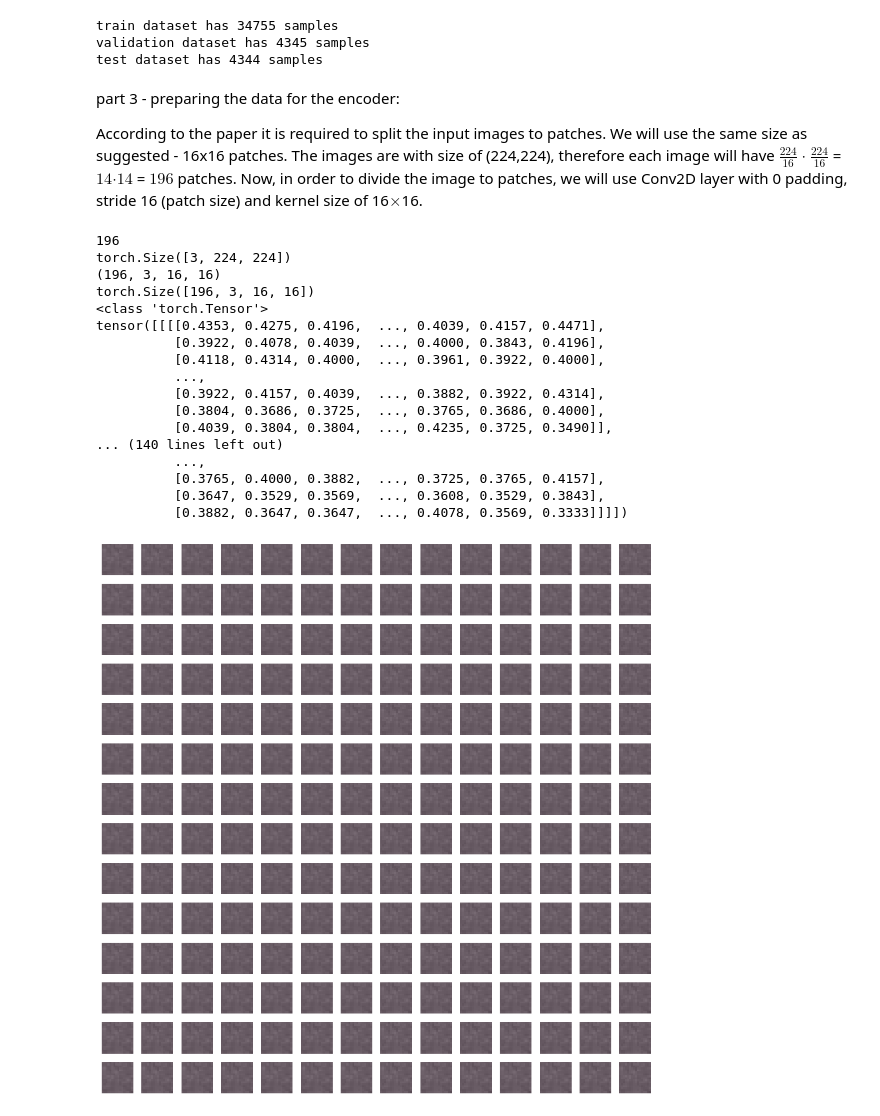
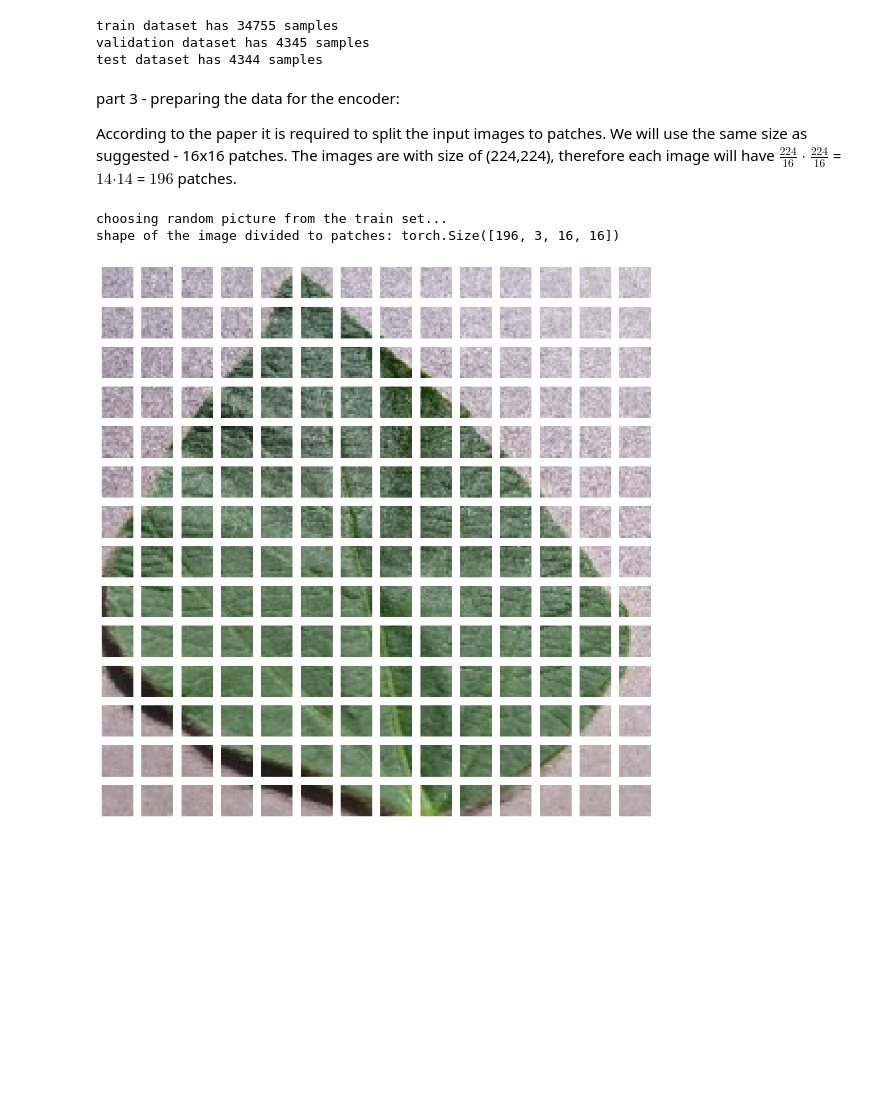
Before and after one commit to LeeBenyamin/Sherleaf-Holmes-project, a Jupyter notebook: plantDiseaseViT.ipynb, the cells around one changed output. Drawn from its saved outputs; the diff is of its cells as text; code cells hidden in the pictures; blank space fills up the shorter version.

Commit message:
add the option of presenting the image divided to patches.

```diff
--- a/plantDiseaseViT.ipynb
+++ b/plantDiseaseViT.ipynb
@@ -94,37 +76,14 @@ part 3 - preparing the data for the encoder:
 
 According to the paper it is required to split the input images to patches. We will use the same size as suggested - 16x16 patches.
 The images are with size of (224,224), therefore each image will have $\frac{224}{16}$ $\cdot$ $\frac{224}{16}$ = $14$$\cdot$$14$ = $196$ patches.
-Now, in order to divide the image to patches, we will use Conv2D layer with 0 padding, stride 16 (patch size) and kernel size of 16$\times$16.
 # %%
-# Making an identity kernel for RGB image
-#identity_kernel = torch.eye(16, dtype=torch.float32).unsqueeze(0).expand(3, 16, 16)
-#identity_kernel = torch.eye(16, dtype=torch.float32)
-#print(identity_kernel.shape)
-patch_layer = nn.Conv2d(in_channels=3, out_channels=3, kernel_size=16, stride=16, padding=0, bias=False)
-#output_patched_image = patch_layer(train_set[0][0])
-output_patched_image = divide_to_patches(train_set[0][0])
-#output_patched_image_flat = nn.Flatten(start_dim=2, end_dim=3)(train_set[0][0])
-#show_image(train_set[0][0])
-print(output_patched_image.shape)
-print(type(output_patched_image))
-print(output_patched_image)
+print('choosing random picture from the train set...')
+random_picture_idx = random.randint(0, len(train_set) - 1)
+picture_position = 0
+output_patched_image = divide_to_patches(train_set[random_picture_idx][picture_position])
+print(f'shape of the image divided to patches: {output_patched_image.shape}')
 show_image_patches(output_patched_image)
 # %% [output]
-196
-torch.Size([3, 224, 224])
-(196, 3, 16, 16)
-torch.Size([196, 3, 16, 16])
-<class 'torch.Tensor'>
-tensor([[[[0.4353, 0.4275, 0.4196,  ..., 0.4039, 0.4157, 0.4471],
-          [0.3922, 0.4078, 0.4039,  ..., 0.4000, 0.3843, 0.4196],
-          [0.4118, 0.4314, 0.4000,  ..., 0.3961, 0.3922, 0.4000],
-          ...,
-          [0.3922, 0.4157, 0.4039,  ..., 0.3882, 0.3922, 0.4314],
-          [0.3804, 0.3686, 0.3725,  ..., 0.3765, 0.3686, 0.4000],
-          [0.4039, 0.3804, 0.3804,  ..., 0.4235, 0.3725, 0.3490]],
-... (140 lines left out)
-          ...,
-          [0.3765, 0.4000, 0.3882,  ..., 0.3725, 0.3765, 0.4157],
-          [0.3647, 0.3529, 0.3569,  ..., 0.3608, 0.3529, 0.3843],
-          [0.3882, 0.3647, 0.3647,  ..., 0.4078, 0.3569, 0.3333]]]])
+choosing random picture from the train set...
+shape of the image divided to patches: torch.Size([196, 3, 16, 16])
-[figure, old version]
+[figure, new version]
```
Also changed, not shown: parts of 3 cells of this notebook.
